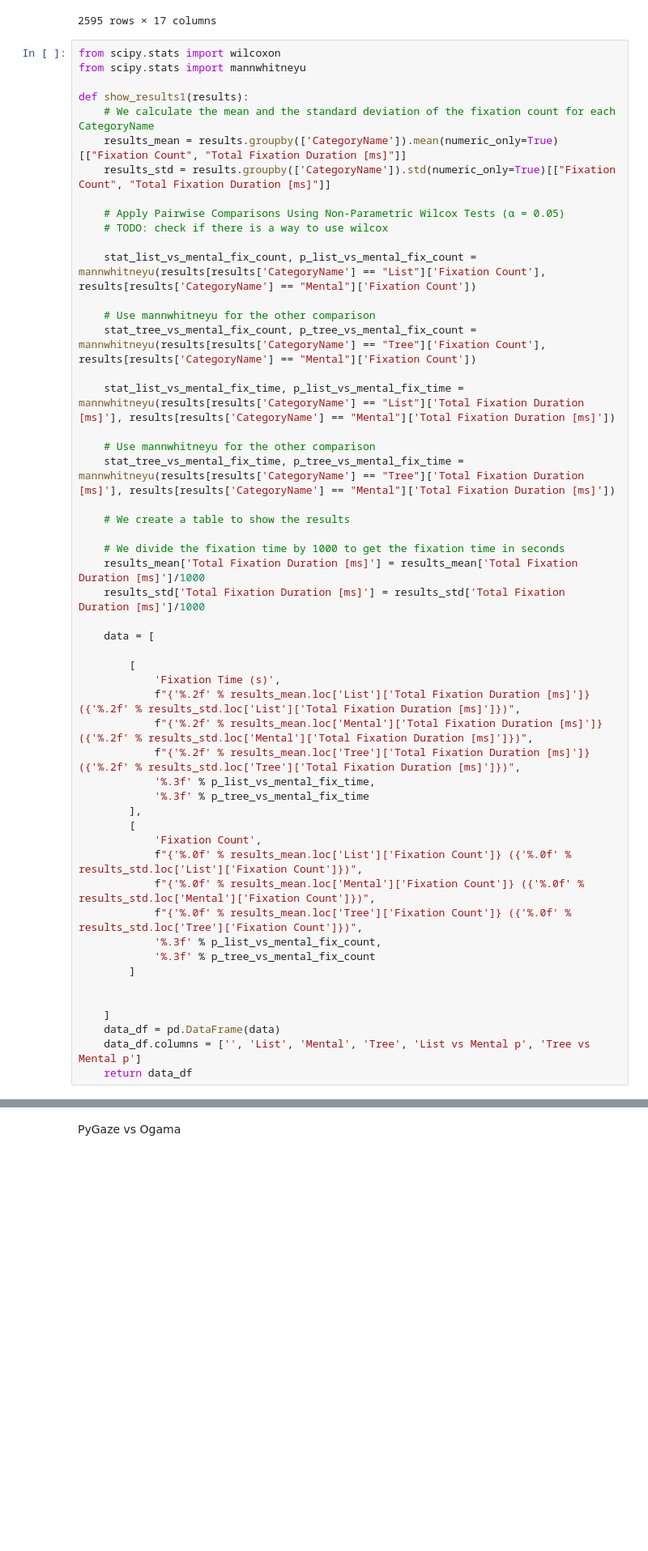
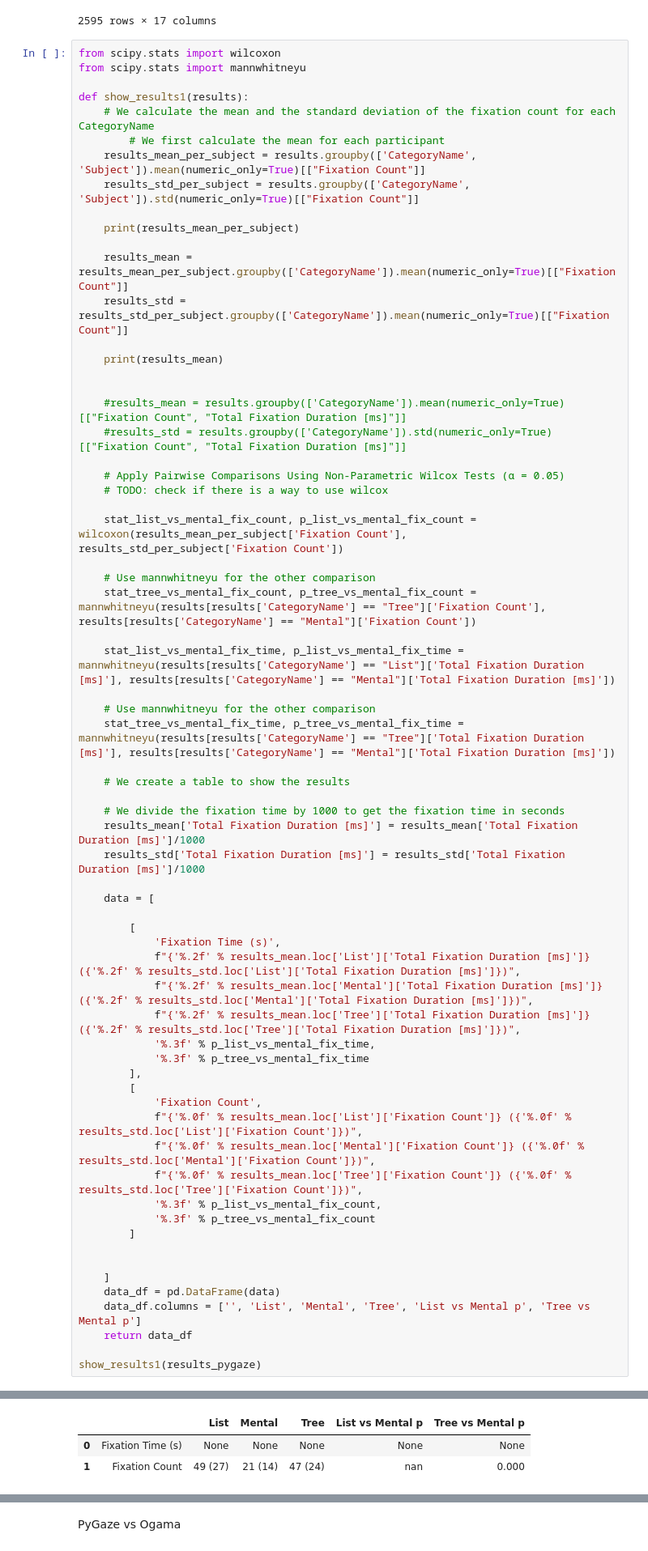
Before and after one commit to brains-on-code/eye-tracking-tools-influence, a Jupyter notebook: Study4.ipynb, the cells around one changed output, grey strips where cells are left out. Shown at 81% size. Saved outputs shown, nothing was run; the diff lists cells and outputs as text; blank space fills up the shorter version.

```diff
--- a/Study4.ipynb
+++ b/Study4.ipynb
@@ -45,13 +45,25 @@ from scipy.stats import mannwhitneyu
 
 def show_results1(results):
 	# We calculate the mean and the standard deviation of the fixation count for each CategoryName
-	results_mean = results.groupby(['CategoryName']).mean(numeric_only=True)[["Fixation Count", "Total Fixation Duration [ms]"]]
-	results_std = results.groupby(['CategoryName']).std(numeric_only=True)[["Fixation Count", "Total Fixation Duration [ms]"]]
+		# We first calculate the mean for each participant
+	results_mean_per_subject = results.groupby(['CategoryName', 'Subject']).mean(numeric_only=True)[["Fixation Count"]]
+	results_std_per_subject = results.groupby(['CategoryName', 'Subject']).std(numeric_only=True)[["Fixation Count"]]
+
+	print(results_mean_per_subject)
+
+	results_mean = results_mean_per_subject.groupby(['CategoryName']).mean(numeric_only=True)[["Fixation Count"]]
+	results_std = results_std_per_subject.groupby(['CategoryName']).mean(numeric_only=True)[["Fixation Count"]]
+
+	print(results_mean)
+
+
+	#results_mean = results.groupby(['CategoryName']).mean(numeric_only=True)[["Fixation Count", "Total Fixation Duration [ms]"]]
+	#results_std = results.groupby(['CategoryName']).std(numeric_only=True)[["Fixation Count", "Total Fixation Duration [ms]"]]
 
 	# Apply Pairwise Comparisons Using Non-Parametric Wilcox Tests (α = 0.05)
 	# TODO: check if there is a way to use wilcox
 
-	stat_list_vs_mental_fix_count, p_list_vs_mental_fix_count = mannwhitneyu(results[results['CategoryName'] == "List"]['Fixation Count'], results[results['CategoryName'] == "Mental"]['Fixation Count'])
+	stat_list_vs_mental_fix_count, p_list_vs_mental_fix_count = wilcoxon(results_mean_per_subject['Fixation Count'], results_std_per_subject['Fixation Count'])
 
 	# Use mannwhitneyu for the other comparison
 	stat_tree_vs_mental_fix_count, p_tree_vs_mental_fix_count = mannwhitneyu(results[results['CategoryName'] == "Tree"]['Fixation Count'], results[results['CategoryName'] == "Mental"]['Fixation Count'])
@@ -91,3 +103,6 @@ def show_results1(results):
 	data_df = pd.DataFrame(data)
 	data_df.columns = ['', 'List', 'Mental', 'Tree', 'List vs Mental p', 'Tree vs Mental p']
 	return data_df
+
+show_results1(results_pygaze)
+# %% [output]
@@ -94,3 +129,6 @@ def show_results1(results):
+|  |  | List | Mental | Tree | List vs Mental p | Tree vs Mental p |
+| 0 | Fixation Time (s) | None | None | None | None | None |
+| 1 | Fixation Count | 49 (27) | 21 (14) | 47 (24) | nan | 0.000 |
 # %%
 
 from pandas import Interval
```
Also changed, not shown: parts of 1 cell of this notebook, 3 other files.
